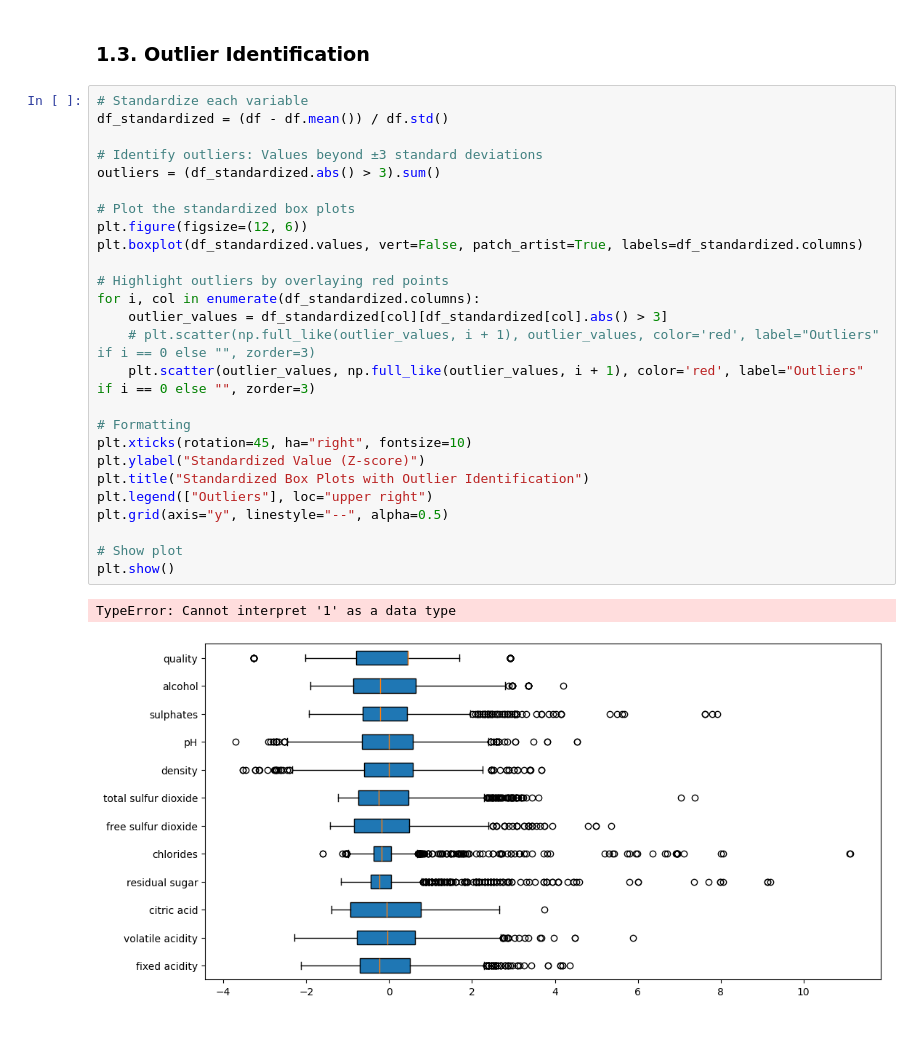
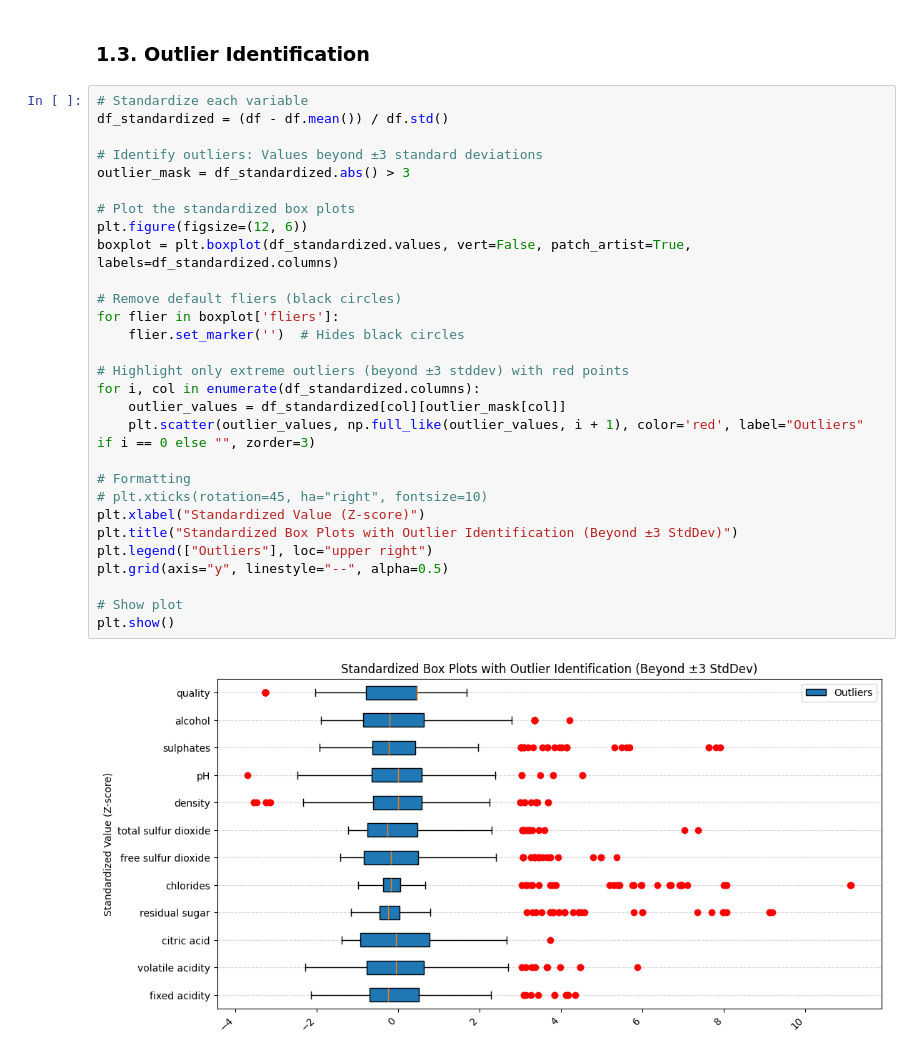
Before and after one commit to SaianPatel/InferentialStatistics, a Jupyter notebook: Coursework/1_EDA.ipynb, the cells around one changed output. Drawn from its saved outputs; the diff is of its cells as text; blank space fills up the shorter version.

```diff
--- a/Coursework/1_EDA.ipynb
+++ b/Coursework/1_EDA.ipynb
@@ -83,29 +83,31 @@ description_summary_df.to_csv("description_summary.csv", index=False)
 # %%
 # Standardize each variable
 df_standardized = (df - df.mean()) / df.std()
 
 # Identify outliers: Values beyond ±3 standard deviations
-outliers = (df_standardized.abs() > 3).sum()
+outlier_mask = df_standardized.abs() > 3
 
 # Plot the standardized box plots
 plt.figure(figsize=(12, 6))
-plt.boxplot(df_standardized.values, vert=False, patch_artist=True, labels=df_standardized.columns)
+boxplot = plt.boxplot(df_standardized.values, vert=False, patch_artist=True, labels=df_standardized.columns)
 
-# Highlight outliers by overlaying red points
+# Remove default fliers (black circles)
+for flier in boxplot['fliers']:
+    flier.set_marker('')  # Hides black circles
+
+# Highlight only extreme outliers (beyond ±3 stddev) with red points
 for i, col in enumerate(df_standardized.columns):
-    outlier_values = df_standardized[col][df_standardized[col].abs() > 3]
-    # plt.scatter(np.full_like(outlier_values, i + 1), outlier_values, color='red', label="Outliers" if i == 0 else "", zorder=3)
+    outlier_values = df_standardized[col][outlier_mask[col]]
     plt.scatter(outlier_values, np.full_like(outlier_values, i + 1), color='red', label="Outliers" if i == 0 else "", zorder=3)
 
 # Formatting
-plt.xticks(rotation=45, ha="right", fontsize=10)
-plt.ylabel("Standardized Value (Z-score)")
-plt.title("Standardized Box Plots with Outlier Identification")
+# plt.xticks(rotation=45, ha="right", fontsize=10)
+plt.xlabel("Standardized Value (Z-score)")
+plt.title("Standardized Box Plots with Outlier Identification (Beyond ±3 StdDev)")
 plt.legend(["Outliers"], loc="upper right")
 plt.grid(axis="y", linestyle="--", alpha=0.5)
 
 # Show plot
 plt.show()
 # %% [output]
-TypeError: Cannot interpret '1' as a data type
-[figure, old version]
+[figure, new version]
```
